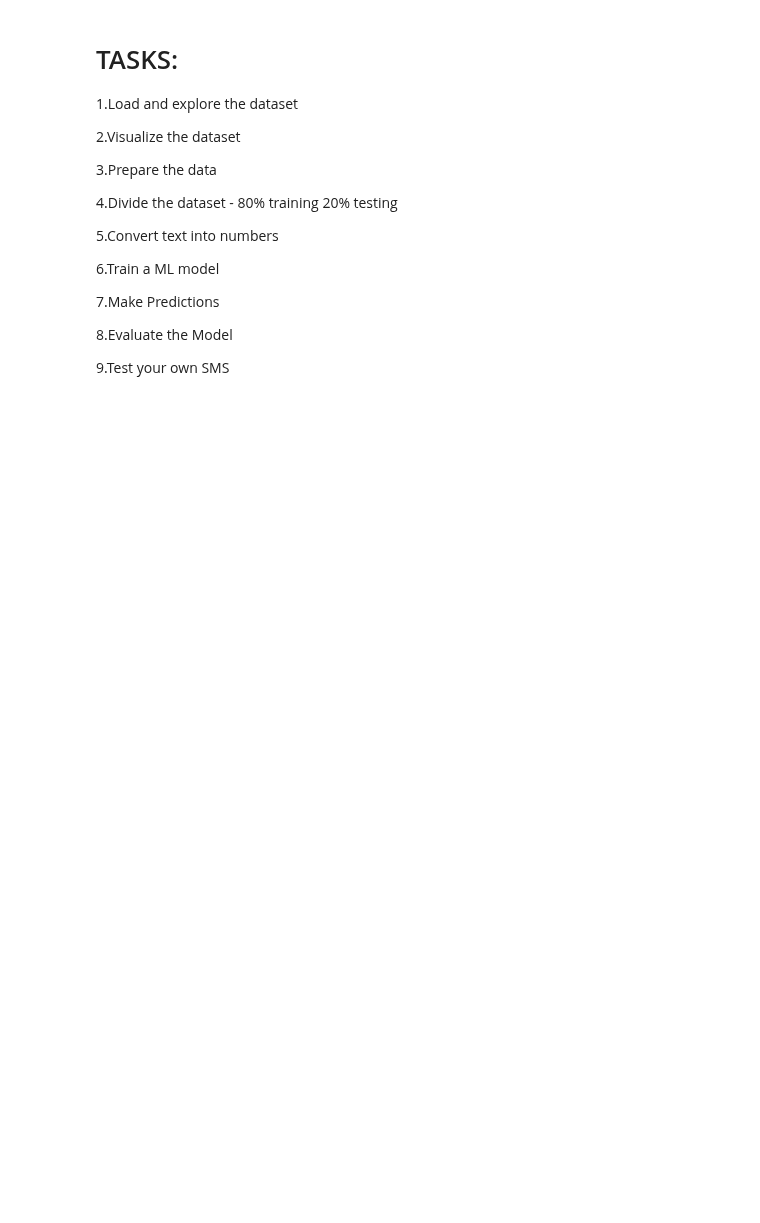
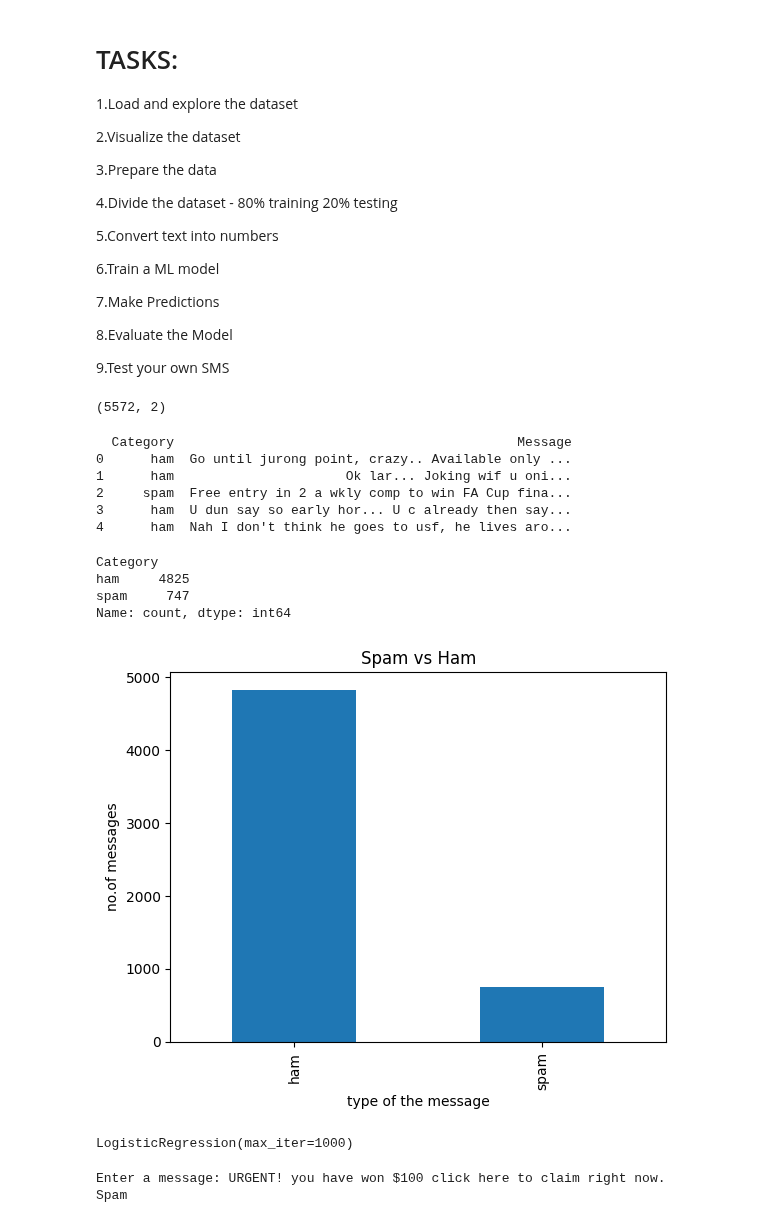
Before and after one commit to honeyhasini1448/MyPython_Projects, a Jupyter notebook: NLP_with_py_text_to_ML_bootcamp.ipynb, the cells around one changed output. Saved outputs shown, nothing was run; the diff lists cells and outputs as text; code cells hidden in the pictures; blank space fills up the shorter version.

```diff
--- a/NLP_with_py_text_to_ML_bootcamp.ipynb
+++ b/NLP_with_py_text_to_ML_bootcamp.ipynb
@@ -446,0 +450,31 @@ here the dataset only contains two columns - **message and catogery**(Ham/Spam)
+# %%
+df = pd.read_excel("/spam .xlsx")
+# %%
+print(df.shape)
+# %% [output]
+(5572, 2)
+# %%
+print(df.head())
+# %% [output]
+  Category                                            Message
+0      ham  Go until jurong point, crazy.. Available only ...
+1      ham                      Ok lar... Joking wif u oni...
+2     spam  Free entry in 2 a wkly comp to win FA Cup fina...
+3      ham  U dun say so early hor... U c already then say...
+4      ham  Nah I don't think he goes to usf, he lives aro...
+# %%
+print(df["Category"].value_counts())
+# %% [output]
+Category
+ham     4825
+spam     747
+Name: count, dtype: int64
+# %%
+counts = df["Category"].value_counts()
+counts.plot(kind="bar")
+plt.title("Spam vs Ham")
+plt.xlabel("type of the message")
+plt.ylabel("no.of messages")
+plt.show()
+# %% [output]
+[figure, added]
@@ -446,0 +493,18 @@ here the dataset only contains two columns - **message and catogery**(Ham/Spam)
+# %%
+from sklearn.linear_model import LogisticRegression
+from sklearn.metrics import accuracy_score
+model = LogisticRegression(max_iter=1000)
+model.fit(x_train_vector,y_train)
+# %% [output]
+LogisticRegression(max_iter=1000)
+# %%
+message = input("Enter a message: ")
+message_vector = Vectorizer1.transform([message])
+prediction = model.predict(message_vector)
+if prediction[0] == 1:
+  print("Spam")
+else:
+  print("Ham")
+# %% [output]
+Enter a message: URGENT! you have won $100 click here to claim right now.
+Spam
```
Also changed, not shown: parts of 5 cells of this notebook.
